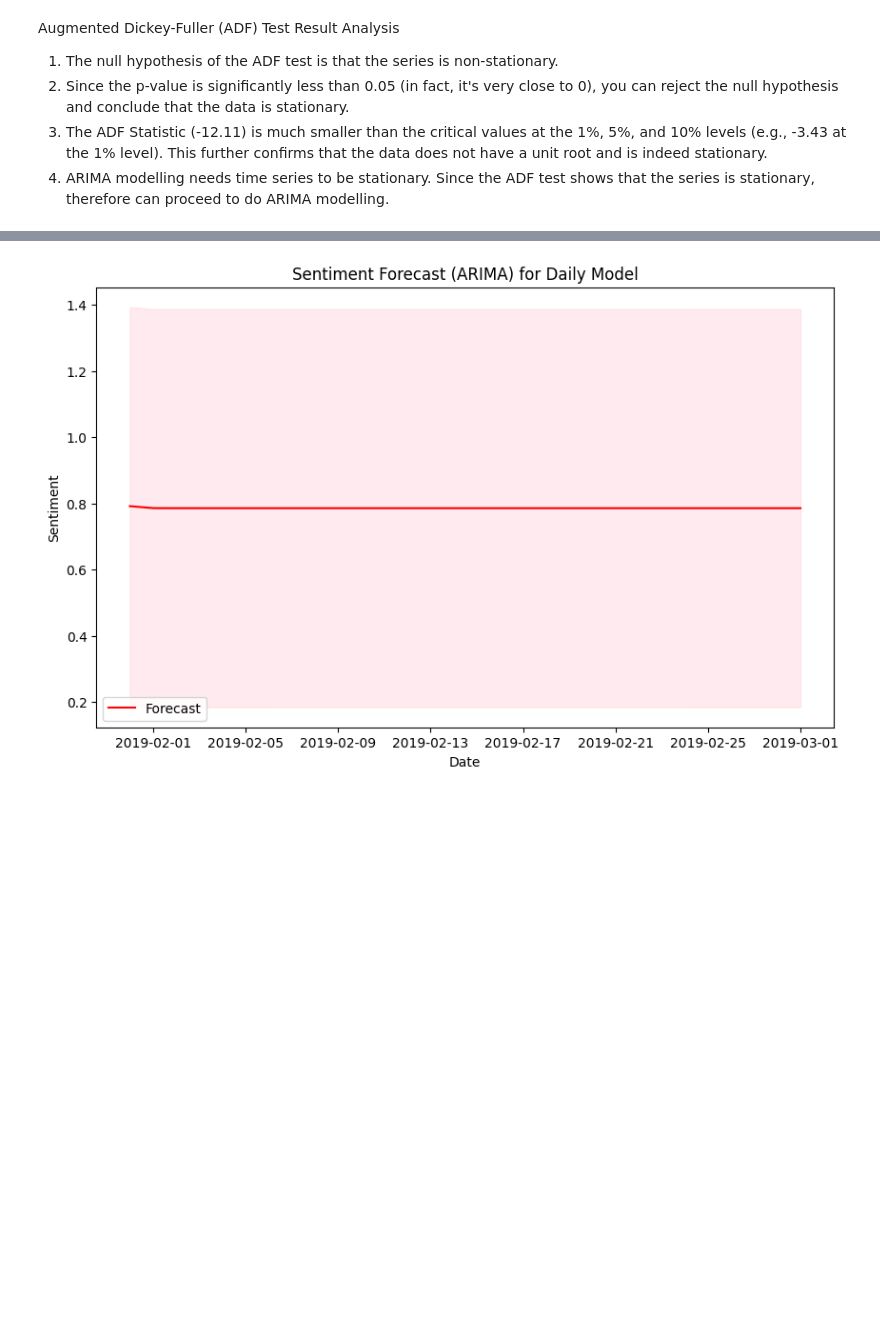
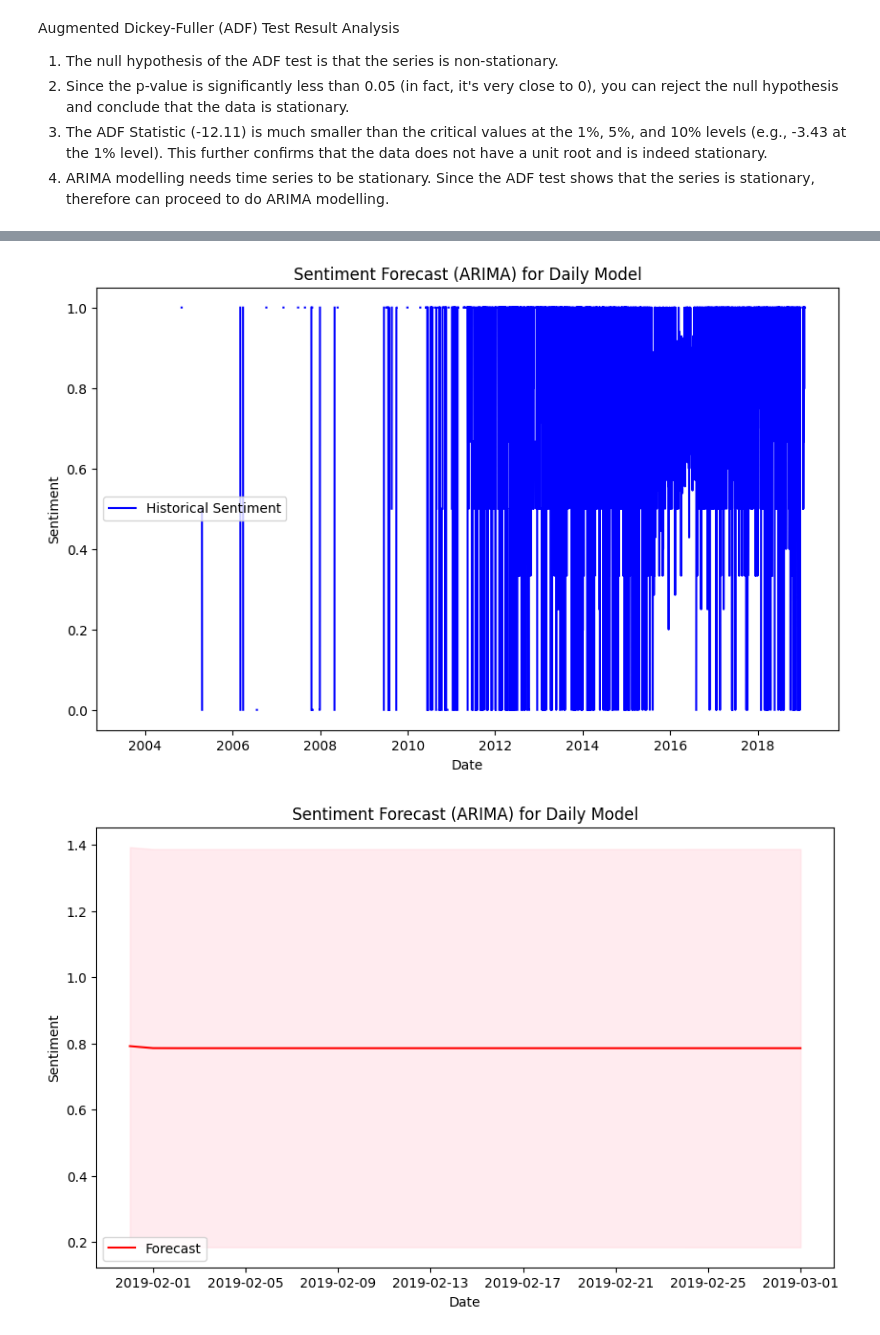
Before and after one commit to mathslearn/itd214_proj, a Jupyter notebook: itd214_1038987u_project_20250302.ipynb, the cells around one changed output, grey strips where cells are left out. Drawn from its saved outputs; the diff is of its cells as text; code cells hidden in the pictures; blank space fills up the shorter version.

```diff
--- a/itd214_1038987u_project_20250302.ipynb
+++ b/itd214_1038987u_project_20250302.ipynb
@@ -1675,0 +1752,19 @@ df3 = pd.concat([df3_numeric, df3_non_numeric], axis=1)
+# %%
+# Count number of missing days.
+
+# Ensure index is a proper DatetimeIndex
+df3.index = pd.to_datetime(df3.index)
+
+# Generate a full daily date range
+date_range = pd.date_range(start=df3.index.min(), end=df3.index.max(), freq='D')  # 'D' for daily frequency
+
+# Find missing days
+missing_days = set(date_range) - set(df3.index)
+
+# Count missing days
+num_missing_days = len(missing_days)
+
+print(f"Number of missing weeks: {num_missing_days}")
+
+# Optional: Print a few missing days to verify
+print("Some missing days:", sorted(list(missing_days))[:10])  # Print first 10 missing days
@@ -1721,3 +1837,48 @@ Warnings:
+# %%
+import matplotlib.pyplot as plt
+import pandas as pd
+
+# Define the historical data range
+start_date_daily = df3.index[0]  # First date in dataset
+end_date_daily = df3.index[-1]  # Last date in dataset
+
+# Define the start and end dates for historical data and the forecast period
+# start_date_daily = pd.Timestamp('2003-10-20 00:00:00')
+# end_date_daily = pd.Timestamp('2019-01-30 00:00:00')
+
+# Number of forecast periods (30 days ahead)
+forecast_periods = 30
+
+# Get the forecast for the next 30 days from the last observed date
+forecast = fitted_model.get_forecast(steps=forecast_periods)
+forecast_mean = forecast.predicted_mean
+forecast_conf_int = forecast.conf_int()
+
+# Create forecast index starting from the last date in the data (NOT the first date)
+forecast_index = pd.date_range(start=end_date_daily + pd.Timedelta(days=1), periods=forecast_periods, freq='D')
+
+# Plot the historical data and forecast
+plt.figure(figsize=(10, 6))
+
+# Plot the historical data
+plt.plot(df3.index, df3['sentiment'], label='Historical Sentiment', color='blue')
+
+# Plot the forecasted data
+# plt.plot(forecast_index, forecast_mean, label='Forecast', color='red')
+
+# Plot the forecast confidence intervals
+# plt.fill_between(forecast_index, forecast_conf_int.iloc[:, 0], forecast_conf_int.iloc[:, 1], color='pink', alpha=0.3)
+
+# Adding labels and title
+plt.xlabel('Date')
+plt.ylabel('Sentiment')
+plt.title('Sentiment Forecast (ARIMA) for Daily Model')
+plt.legend()
+
+# Show the plot
+plt.show()
+# %% [output]
+[figure, added]
 # %%
 import matplotlib.pyplot as plt
 import pandas as pd
```
Also changed, not shown: parts of 89 cells of this notebook.
